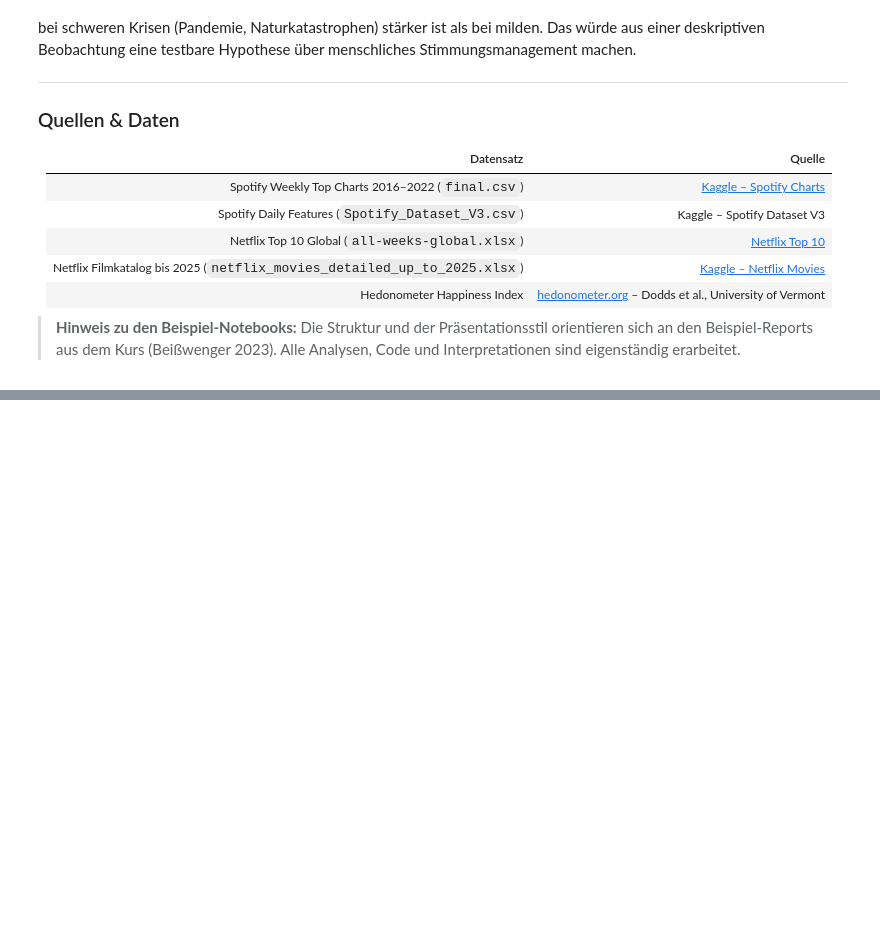
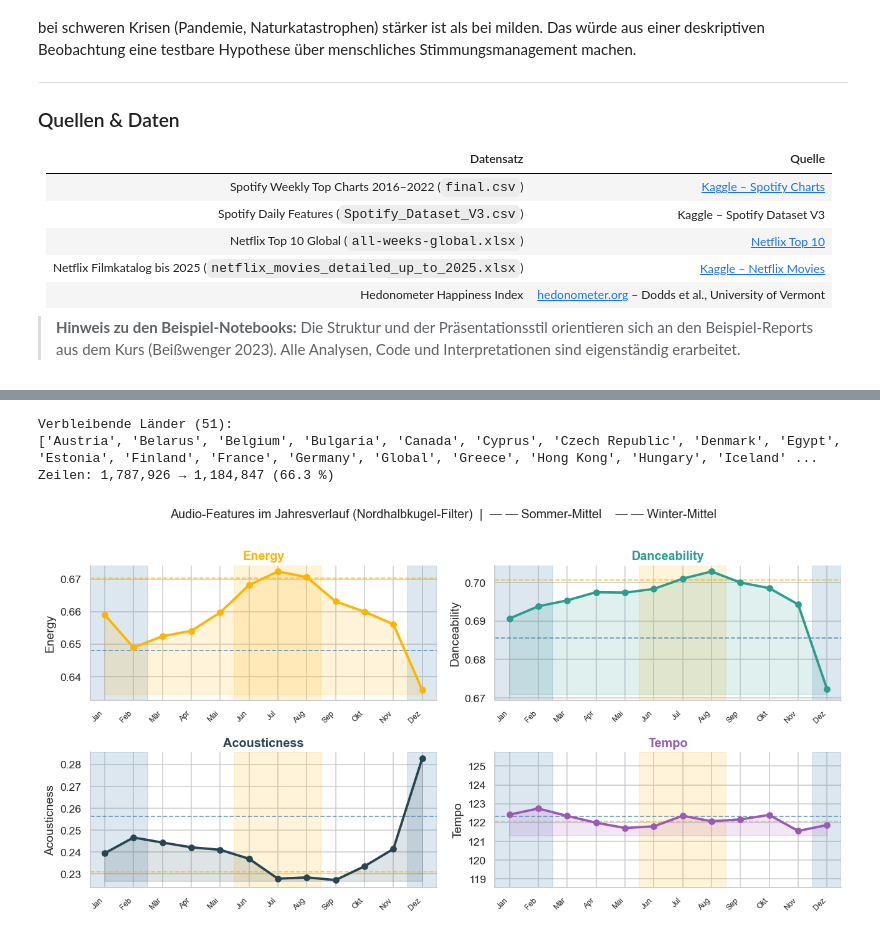
Before and after one commit to Jonas47833/Data-Visualisation, a Jupyter notebook: Notebook/Streamingverhalten_Mood_Notebook.ipynb, the cells around one changed output, grey strips where cells are left out. Cells and saved outputs as stored; diff of their text form; code cells hidden in the pictures; blank space fills up the shorter version.

Commit message:
unten neue Vis ohne Länder + kein Cache

```diff
--- a/Notebook/Streamingverhalten_Mood_Notebook.ipynb
+++ b/Notebook/Streamingverhalten_Mood_Notebook.ipynb
@@ -1165,0 +1167,67 @@ Die interessanteste offene Frage ergibt sich aus dem Hedonometer-Vergleich: Wenn
+# %%
+# --- Länder-Filter ---
+suedhalb = {
+    'Argentina', 'Australia', 'Chile', 'New Zealand',
+    'Uruguay', 'South Africa', 'Bolivia', 'Peru'
+}
+aequator = {
+    'Brazil', 'Colombia', 'Costa Rica', 'Ecuador', 'Guatemala',
+    'Honduras', 'Indonesia', 'Malaysia', 'Philippines', 'Singapore',
+    'El Salvador', 'Thailand', 'Vietnam', 'Dominican Republic',
+    'Bahamas', 'India'
+}
+ausschliessen = suedhalb | aequator
+spotify_nh = spotify[~spotify['country'].isin(ausschliessen)].copy()
+
+print(f'Verbleibende Länder ({len(spotify_nh["country"].unique())}):')
+print(sorted(spotify_nh['country'].unique()))
+print(f'Zeilen: {len(spotify):,} → {len(spotify_nh):,} ({len(spotify_nh)/len(spotify)*100:.1f} %)')
+
+# --- Vis 1 (NH): Audio-Features im Jahresverlauf ---
+from matplotlib.ticker import MultipleLocator
+
+features_nv = ['energy', 'danceability', 'acousticness', 'tempo']
+labels_nv   = ['Energy', 'Danceability', 'Acousticness', 'Tempo']
+farben_nv   = ['#FFB400', '#2A9D8F', '#264653', '#9B59B6']
+
+monat_agg_nh = spotify_nh.groupby('month')[features_nv].mean()
+
+fig, axes = plt.subplots(2, 2, figsize=(12, 6), sharey=False)
+axes = axes.flatten()
+
+for ax, feat, label, farbe in zip(axes, features_nv, labels_nv, farben_nv):
+    y = monat_agg_nh[feat]
+
+    ax.axvspan(5.5, 8.5,   color=FARBE_SOMMER, alpha=0.15)
+    ax.axvspan(0.5, 2.5,   color=FARBE_WINTER, alpha=0.18)
+    ax.axvspan(11.5, 12.5, color=FARBE_WINTER, alpha=0.18)
+
+    ax.fill_between(y.index, y, y.min() * 0.998, color=farbe, alpha=0.15)
+    ax.plot(y.index, y, color=farbe, lw=2.5, marker='o', ms=6, zorder=3)
+
+    s_mean = y.loc[[6, 7, 8]].mean()
+    w_mean = y.loc[[12, 1, 2]].mean()
+    ax.axhline(s_mean, color=FARBE_SOMMER, lw=1.2, ls='--', alpha=0.7)
+    ax.axhline(w_mean, color=FARBE_WINTER,  lw=1.2, ls='--', alpha=0.7)
+
+    ax.set_title(label, fontsize=13, fontweight='bold', color=farbe)
+    ax.set_xticks(range(1, 13))
+    ax.set_xticklabels(MONATS_NAMEN, fontsize=8, rotation=45, ha='right')
+    ax.set_xlim(0.5, 12.5)
+    ax.set_ylabel(feat.capitalize())
+    step = 1 if feat == 'tempo' else 0.01
+    ax.yaxis.set_major_locator(MultipleLocator(step))
+    if feat == 'tempo':
+        ax.set_ylim(y.min() - 3, y.max() + 3)
+    sns.despine(ax=ax)
+
+fig.suptitle('Audio-Features im Jahresverlauf (Nordhalbkugel-Filter)  |  '
+             '— — Sommer-Mittel    — — Winter-Mittel',
+             fontsize=13, y=1.01)
+plt.tight_layout()
+plt.show()
+# %% [output]
+Verbleibende Länder (51):
+['Austria', 'Belarus', 'Belgium', 'Bulgaria', 'Canada', 'Cyprus', 'Czech Republic', 'Denmark', 'Egypt', 'Estonia', 'Finland', 'France', 'Germany', 'Global', 'Greece', 'Hong Kong', 'Hungary', 'Iceland' ...
+Zeilen: 1,787,926 → 1,184,847 (66.3 %)
+[figure, added]
```
Also changed, not shown: parts of 3 cells of this notebook.
